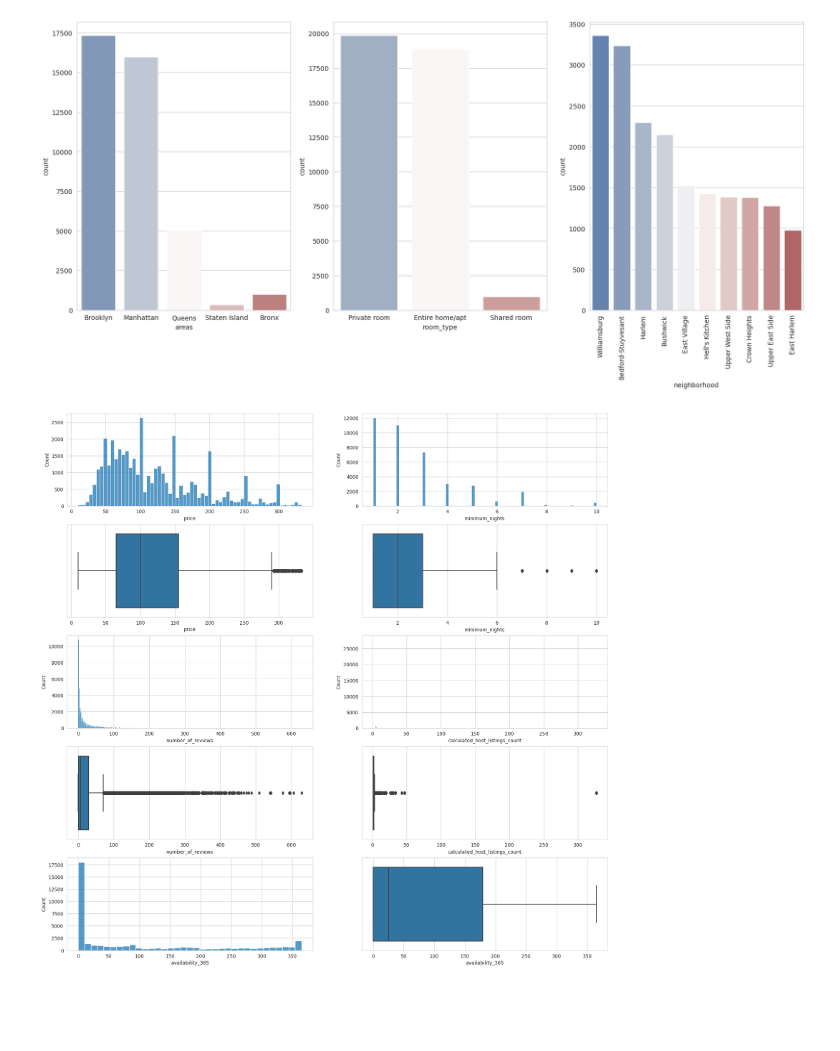
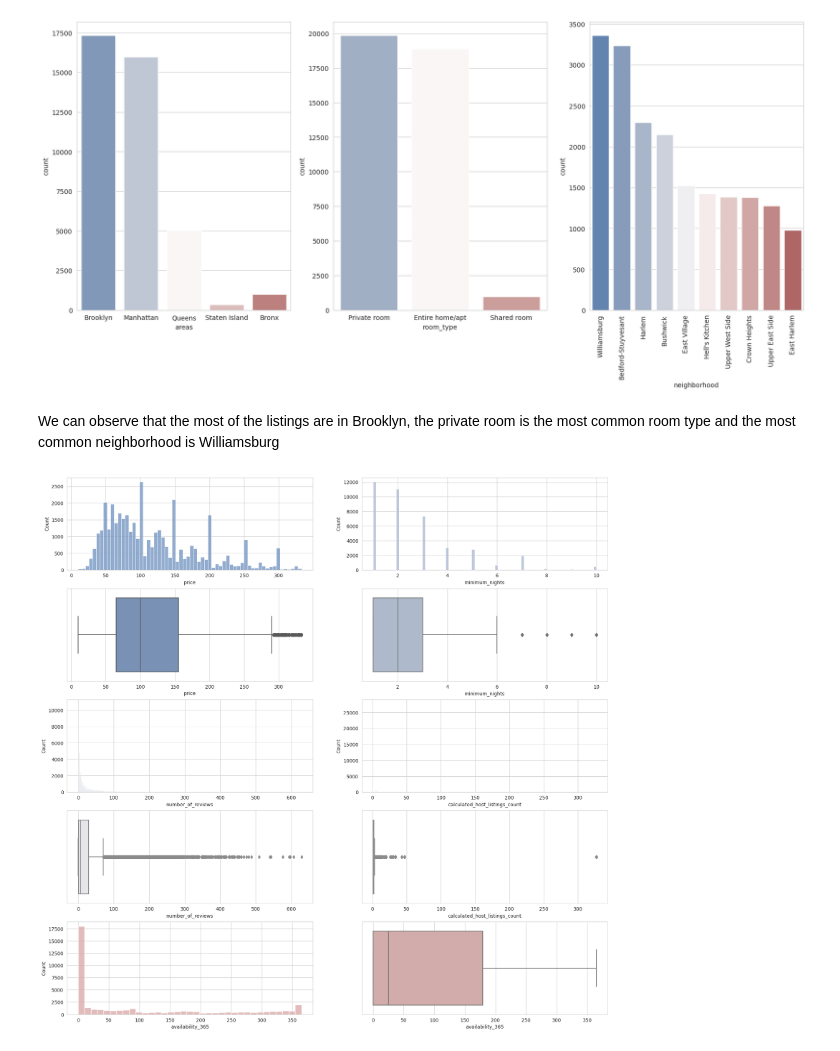
Before and after one commit to fevc08/new_york_city_airbnb_eda, a Jupyter notebook: src/explore.ipynb, the cells around one changed output. Drawn from its saved outputs; the diff is of its cells as text; code cells hidden in the pictures; blank space fills up the shorter version.

Commit message:
fevc08-normalized data

```diff
--- a/src/explore.ipynb
+++ b/src/explore.ipynb
@@ -197,32 +198,35 @@ sns.countplot(data = df_airbnb_ny, x = 'neighborhood', ax=ax[2], palette='vlag',
 plt.show()
 # %% [output]
 [figure]
+# %% [markdown]
+We can observe that the most of the listings are in Brooklyn, the private room is the most common room type and the most common neighborhood is Williamsburg
 # %%
 # Univariant analysis of the numerical variables with the histogram and the boxplot
 fig, ax = plt.subplots(5, 2, figsize=(20, 20))
 
+colors = sns.color_palette("vlag")
 
 # Histogram for 'price'
-sns.histplot(data = df_airbnb_ny, x = 'price', ax=ax[0,0])
+sns.histplot(data = df_airbnb_ny, x = 'price', ax=ax[0,0], color=colors[0])
 # Boxplot for 'price'
-sns.boxplot(data = df_airbnb_ny, x = 'price', ax=ax[1,0])
+sns.boxplot(data = df_airbnb_ny, x = 'price', ax=ax[1,0], color=colors[0])
 # Histogram for 'minimum_nights'
-sns.histplot(data = df_airbnb_ny, x = 'minimum_nights', ax=ax[0,1])
+sns.histplot(data = df_airbnb_ny, x = 'minimum_nights', ax=ax[0,1], color=colors[1])
 # Boxplot for 'minimum_nights'
-sns.boxplot(data = df_airbnb_ny, x = 'minimum_nights', ax=ax[1,1])
+sns.boxplot(data = df_airbnb_ny, x = 'minimum_nights', ax=ax[1,1], color=colors[1])
 # Histogram for 'number_of_reviews'
-sns.histplot(data = df_airbnb_ny, x = 'number_of_reviews', ax=ax[2,0])
+sns.histplot(data = df_airbnb_ny, x = 'number_of_reviews', ax=ax[2,0], color=colors[2])
 # Boxplot for 'number_of_reviews'
-sns.boxplot(data = df_airbnb_ny, x = 'number_of_reviews', ax=ax[3,0])
+sns.boxplot(data = df_airbnb_ny, x = 'number_of_reviews', ax=ax[3,0], color=colors[2])
 # Histogram for 'calculated_host_listings_count'
-sns.histplot(data = df_airbnb_ny, x = 'calculated_host_listings_count', ax=ax[2,1])
+sns.histplot(data = df_airbnb_ny, x = 'calculated_host_listings_count', ax=ax[2,1], color=colors[3])
 # Boxplot for 'calculated_host_listings_count'
-sns.boxplot(data = df_airbnb_ny, x = 'calculated_host_listings_count', ax=ax[3,1])
+sns.boxplot(data = df_airbnb_ny, x = 'calculated_host_listings_count', ax=ax[3,1], color=colors[3])
 # Histogram for 'availability_365'
-sns.histplot(data = df_airbnb_ny, x = 'availability_365', ax=ax[4,0])
+sns.histplot(data = df_airbnb_ny, x = 'availability_365', ax=ax[4,0], color=colors[4])
 # Boxplot for 'availability_365'
-sns.boxplot(data = df_airbnb_ny, x = 'availability_365', ax=ax[4,1])
+sns.boxplot(data = df_airbnb_ny, x = 'availability_365', ax=ax[4,1], color=colors[4])
 
 plt.show()
 # %% [output]
-[figure, old version]
+[figure, new version]
```
Also changed, not shown: parts of 5 cells of this notebook.
